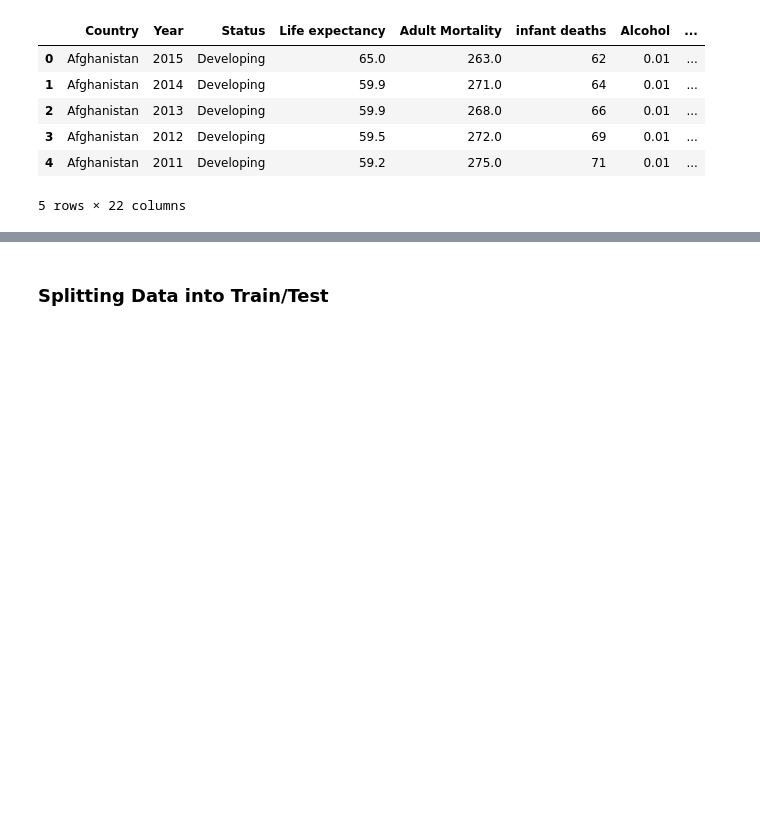
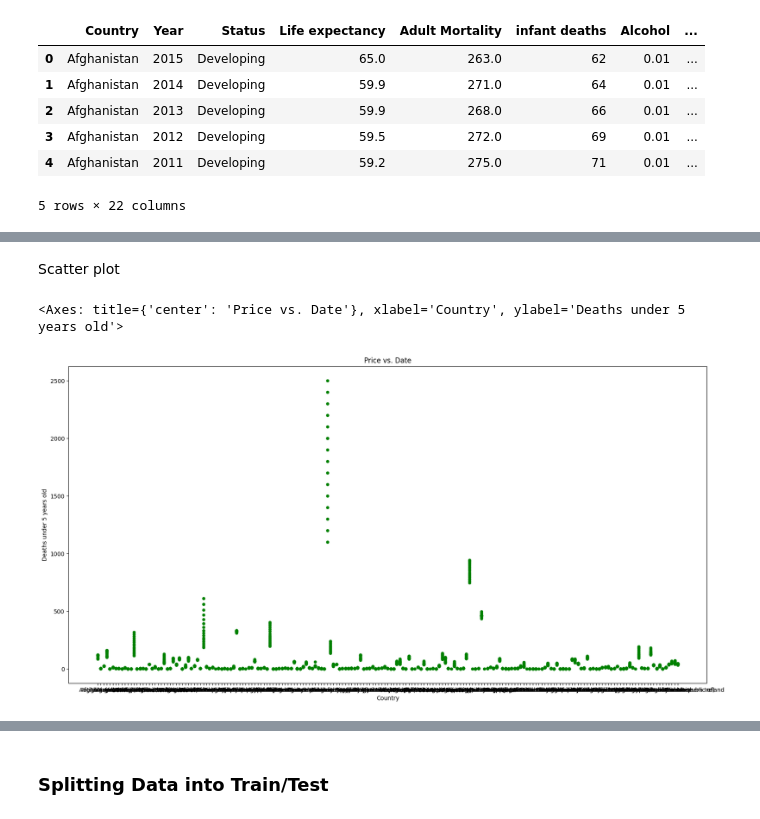
Before and after one commit to a-winders/MLA_ATW, a Jupyter notebook: FinalProject_Regression_ATW.ipynb, the cells around one changed output, grey strips where cells are left out. Drawn from its saved outputs; the diff is of its cells as text; code cells hidden in the pictures; blank space fills up the shorter version.

Commit message:
Made plots for Problem 1

```diff
--- a/FinalProject_Regression_ATW.ipynb
+++ b/FinalProject_Regression_ATW.ipynb
@@ -87,0 +136,2 @@ df.head()
+# %%
+df.columns = df.columns.str.replace(' ', '')
@@ -87,0 +140,27 @@ df.head()
+# %%
+df.rename(columns=
+{'Country':'country'
+,'Year':'year'
+,'Status':'status'
+,'Lifeexpectancy':'life_expectancy'
+,'AdultMortality':'adult_mortality'
+,'infantdeaths':'infant_deaths'
+,'Alcohol':'alcohol'
+,'percentageexpenditure':'percentage_expenditure'
+,'HepatitisB':'hep_b'
+,'Measles':'measles'
+,'BMI':'bmi'
+,'under-fivedeaths':'<5_deaths'
+,'Polio':'polio'
+,'Totalexpenditure':'total_expenditure'
+,'Diphtheria':'diptheria'
+,'HIV/AIDS':'hiv_aids'
+,'GDP':'gdp'
+,'Population':'population'
+,'thinness1-19years':'thinness_1-19_years'
+,'thinness5-9years':'thinness_5-9_years'
+,'Incomecompositionofresources':'income_comp_of_resources'
+,'Schooling':'schooling'
+}, inplace = True)
+
+df
@@ -87,0 +234,7 @@ df.head()
+# %% [markdown]
+Scatter plot
+# %%
+df.plot(kind='scatter',x='country',xlabel='Country',y='<5_deaths',ylabel='Deaths under 5 years old',c = 'green',title="Price vs. Date",figsize=(20,10))
+# %% [output]
+<Axes: title={'center': 'Price vs. Date'}, xlabel='Country', ylabel='Deaths under 5 years old'>
+[figure, added]
```
Also changed, not shown: parts of 26 cells of this notebook.
